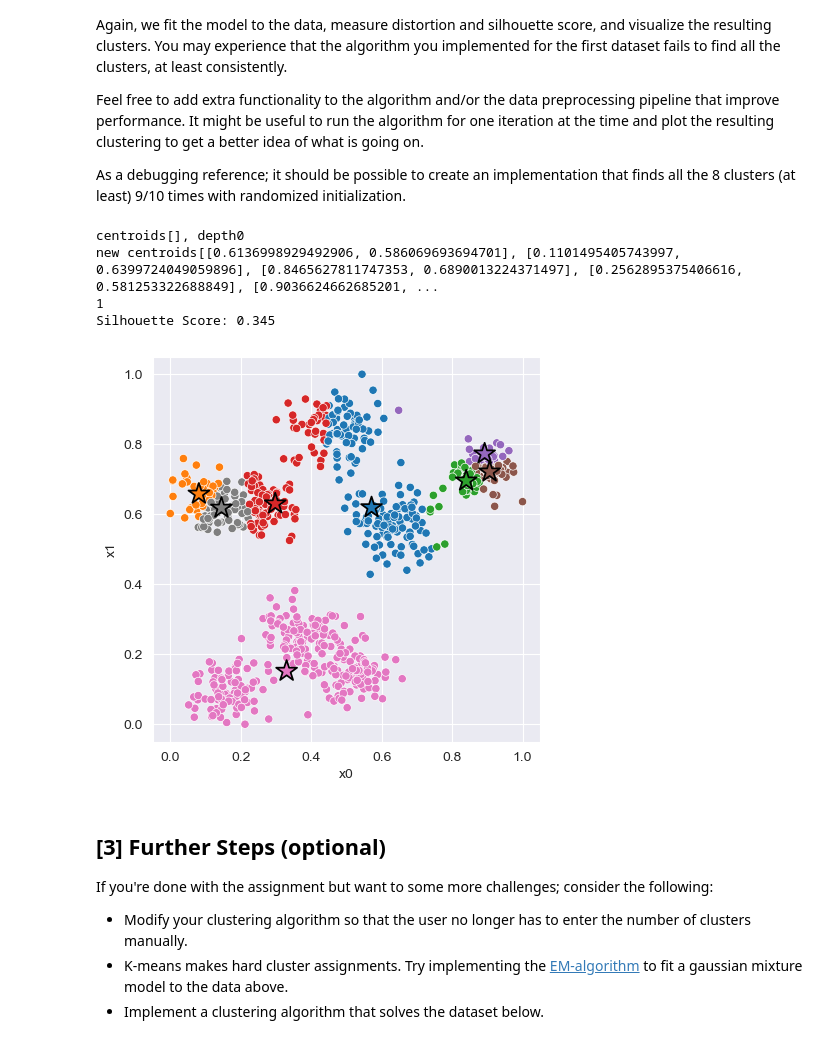
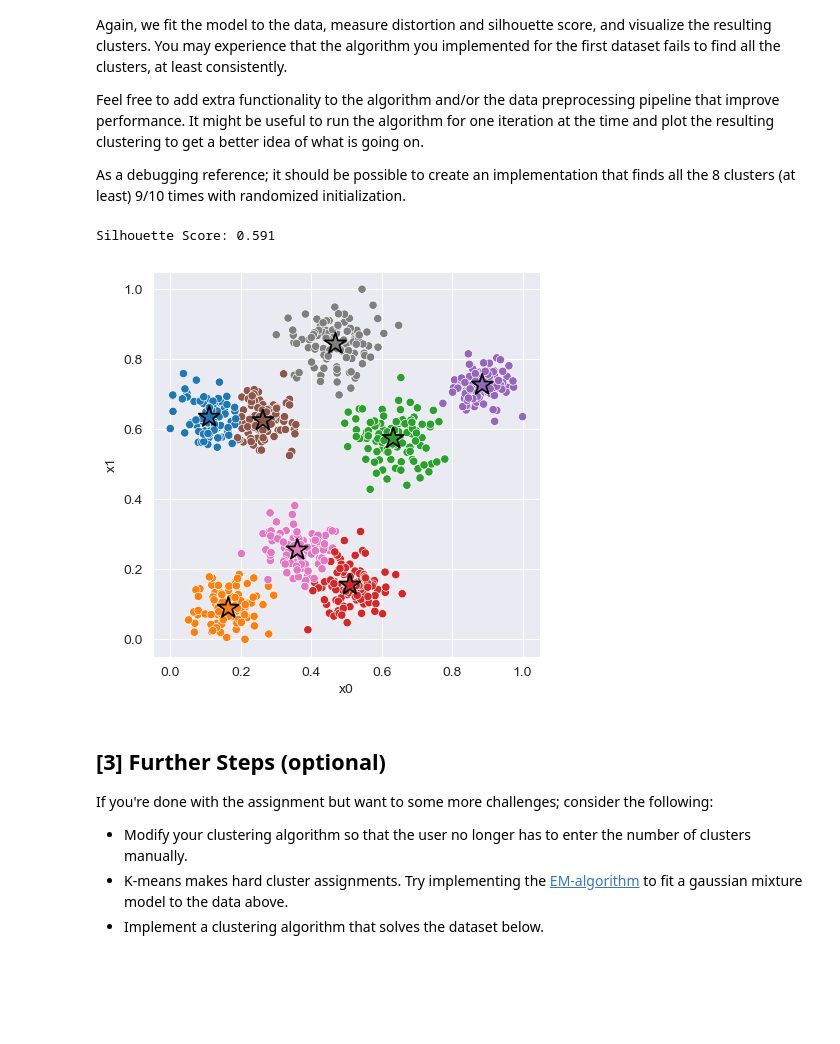
Before and after one commit to Danialba/TDT-4173-2023-task-1, a Jupyter notebook: k_means/experiment.ipynb, the cells around one changed output. Saved outputs shown, nothing was run; the diff lists cells and outputs as text; code cells hidden in the pictures; blank space fills up the shorter version.

```diff
--- a/k_means/experiment.ipynb
+++ b/k_means/experiment.ipynb
@@ -132,28 +126,33 @@ As a debugging reference; it should be possible to create an implementation that
 # %%
 # Fit Model
 df = data_2[['x0', 'x1']]
 X=(df-df.min())/(df.max()-df.min()) #Normalizing the data
-model_2 = km.KMeans(K=8)  # <-- Feel free to add hyperparameters
-model_2.fit(X)
+
+dict={}
+for x in range (10):
+    i=x
+    i=km.KMeans(K=8)
+    i.fit(X)
+    score=km.euclidean_silhouette(X,i.predict(X))
+    dict[score]=i
+
 
 # Compute Silhouette Score
-z = model_2.predict(X)
+max_score= max(dict.keys())
+z = dict[max_score].predict(X)
 ##print(f'Distortion: {km.euclidean_distortion(X, z) :.3f}')
 print(f'Silhouette Score: {km.euclidean_silhouette(X, z) :.3f}')
 
 # Plot cluster assignments
-C = model_2.get_centroids()
+C = dict[max_score].get_centroids()
 K = len(C)
 _, ax = plt.subplots(figsize=(5, 5), dpi=100)
 sns.scatterplot(x='x0', y='x1', hue=z, hue_order=range(K), palette='tab10', data=X, ax=ax);
 sns.scatterplot(x=C[:,0], y=C[:,1], hue=range(K), palette='tab10', marker='*', s=250, edgecolor='black', ax=ax)
 ax.legend().remove();
 # %% [output]
-centroids[], depth0
-new centroids[[0.6136998929492906, 0.586069693694701], [0.1101495405743997, 0.6399724049059896], [0.8465627811747353, 0.6890013224371497], [0.2562895375406616, 0.581253322688849], [0.9036624662685201, ...
-1
-Silhouette Score: 0.345
+Silhouette Score: 0.591
-[figure, old version]
+[figure, new version]
 # %% [markdown]
 ## [3] Further Steps (optional)
 
```
Also changed, not shown: parts of 3 cells of this notebook, 1 other file.
